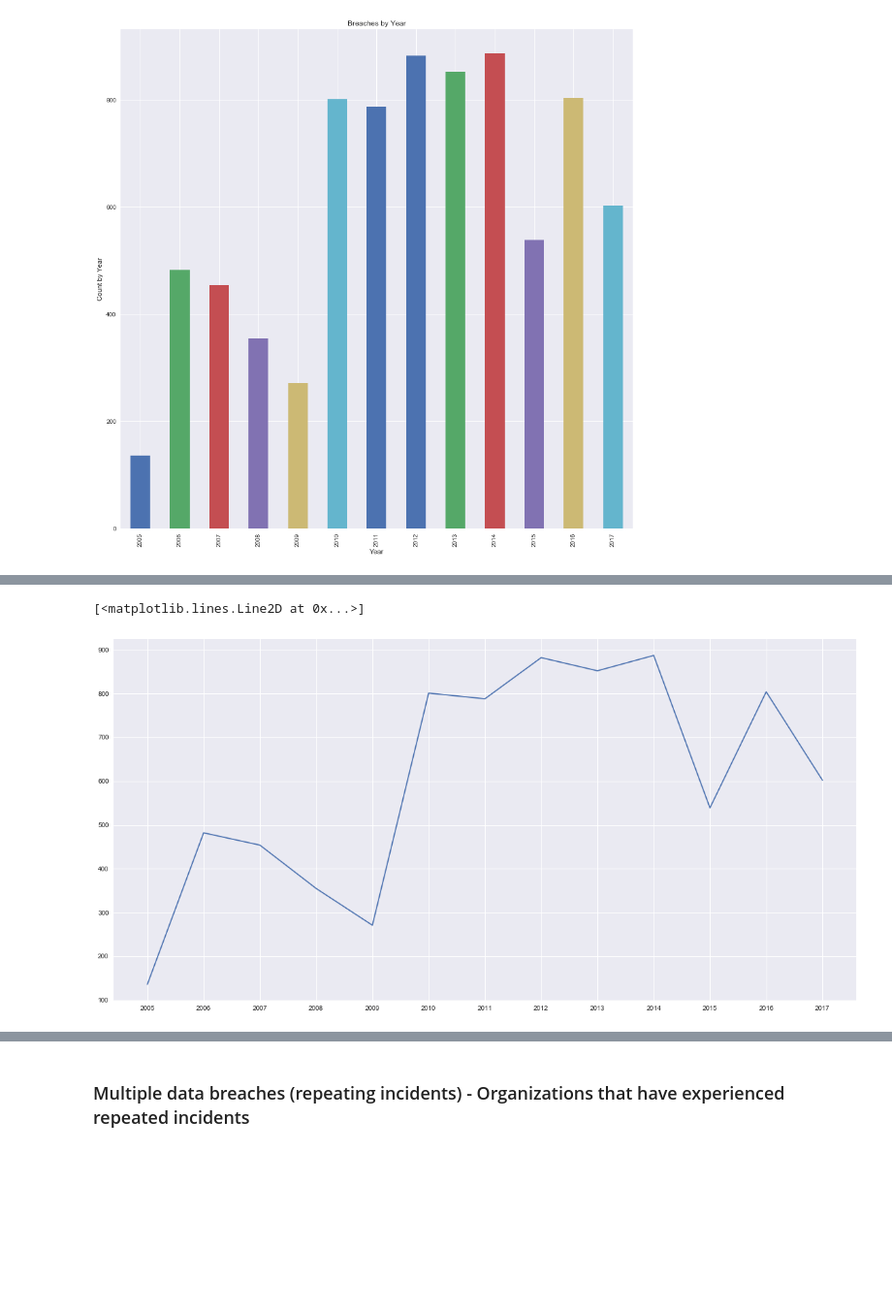
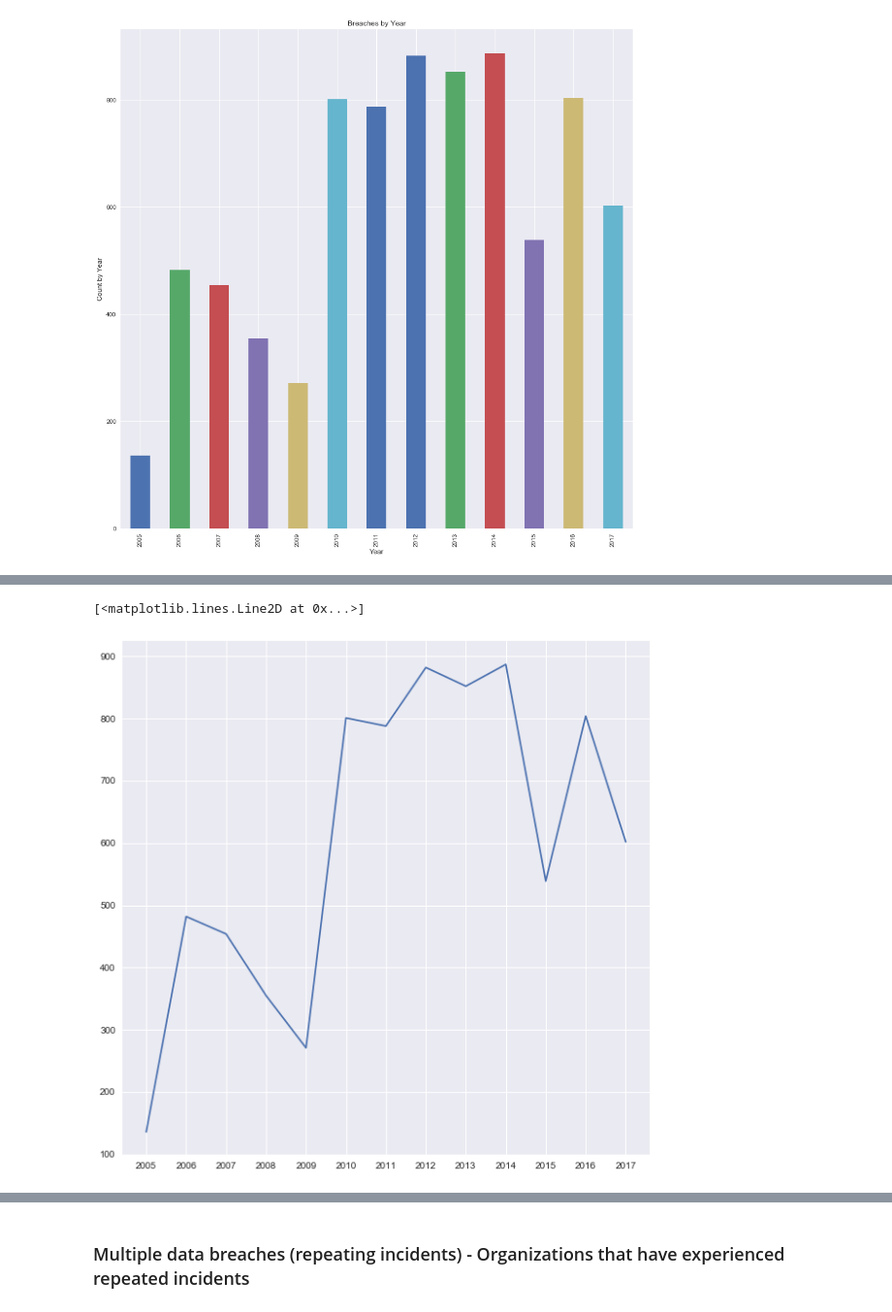
Before and after one commit to dmrod01/Capstone, a Jupyter notebook: Business Questions and Support .ipynb, the cells around one changed output, grey strips where cells are left out. Shown at 97% size. Saved outputs shown, nothing was run; the diff lists cells and outputs as text; code cells hidden in the pictures; blank space fills up the shorter version.

```diff
--- a/Business Questions and Support .ipynb
+++ b/Business Questions and Support .ipynb
@@ -527,10 +527,10 @@ Breach_Year
 dtype: int64
 # %%
 # Line graph to show trend
-plt.figure(figsize=(20,10))
+plt.figure(figsize=(10,10))
 plt.plot(breach_count)
 # %% [output]
 [<matplotlib.lines.Line2D at 0x...>]
-[figure, old version]
+[figure, new version]
 # %% [markdown]
  ### Is there any trend in data breaches over time (between 2005 and 2017)?
```
Also changed, not shown: parts of 30 cells of this notebook.
